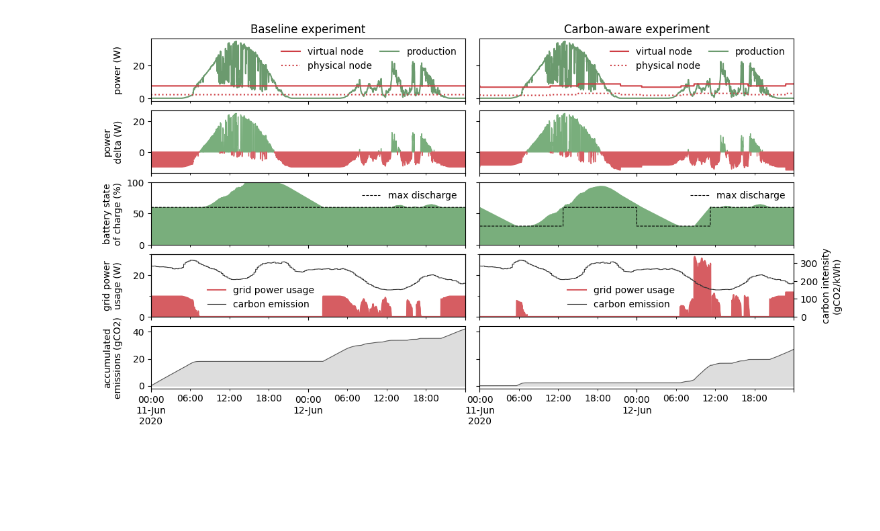
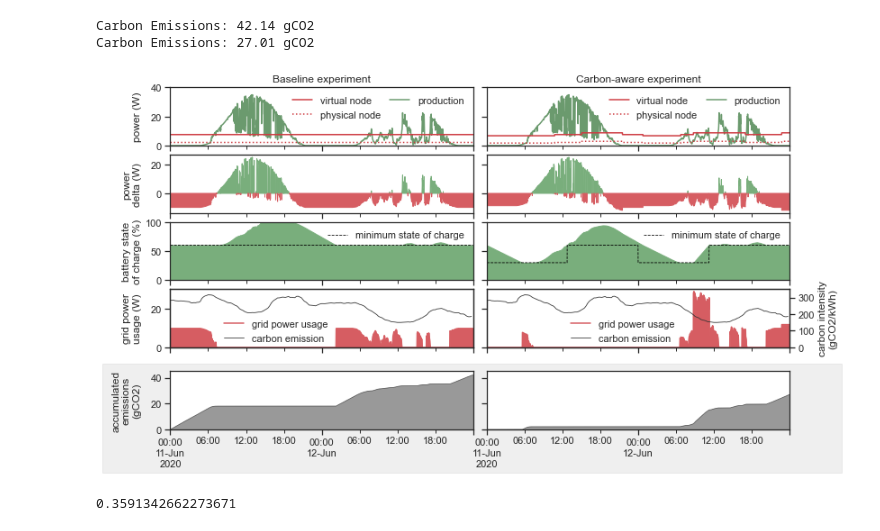
Before and after one commit to dos-group/vessim, a Jupyter notebook: experimental/experiment_analysis.ipynb, the cells around one changed output. Drawn from its saved outputs; the diff is of its cells as text; code cells hidden in the pictures; blank space fills up the shorter version.

Commit message:
updated notebook to produce final paper plot

```diff
--- a/experimental/experiment_analysis.ipynb
+++ b/experimental/experiment_analysis.ipynb
@@ -3,6 +3,9 @@ import pandas as pd
 import matplotlib
 import matplotlib.pyplot as plt
 from examples.cosim_example.cosim_example import run_simulation
+import seaborn as sns
+
+sns.set(style='ticks', context="notebook")
 # %%
 run_simulation(carbon_aware=False, result_csv="baseline.csv")
 with open("baseline.csv", "r") as f:
@@ -54,6 +57,7 @@ def plot_evaluation(measurements_df, axs, title: str, left: bool):
     physical_node.plot(ax=axs[0], color="#ce3d43", label="physical node", linestyle=":")
     virtual_node.plot(ax=axs[0], color="#ce3d43", label="virtual node")
     axs[0].set_ylabel("power (W)")
+    axs[0].set_ylim(0, 40)
     h, l = axs[0].get_legend_handles_labels()
     axs[0].legend([h[2], h[1], h[0]], [l[2], l[1], l[0]], frameon=False, ncol=2, columnspacing=0.9)
 
@@ -63,48 +67,73 @@ def plot_evaluation(measurements_df, axs, title: str, left: bool):
     axs[1].fill_between(x.index, 0, x.values, where=x.values>0, color=GREEN)
     axs[1].fill_between(x.index, 0, x.values, where=x.values<0, color=RED)
     axs[1].set_ylabel("power\ndelta (W)")
+    axs[1].set_yticks([0, 20])
+    axs[1].set_yticks([], minor=True)
 
     # Plot Battery State of Charge
     battery_soc.plot(ax=axs[2], alpha=0)
     axs[2].fill_between(battery_soc.index, 0, battery_soc.values * 100, color=GREEN)
     axs[2].set_ylim(0, 100)
     axs[2].set_ylabel("battery state\nof charge (%)")
-    (battery_min_soc * 100).plot(ax=axs[2], linestyle="--", linewidth=.8, color="black", label="max discharge")
+    (battery_min_soc * 100).plot(ax=axs[2], linestyle="--", linewidth=.8, color="black", label="minimum state of charge")
     h, l = axs[2].get_legend_handles_labels()
     axs[2].legend(h[1:], l[1:], frameon=False)
 
     # Plot grid power and carbon emission
     p_grid[p_grid < 0] = 0
     p_grid.plot(ax=axs[3], color=RED, linestyle="-")
     axs[3].fill_between(p_grid.index, 0, p_grid.values.astype(float), color=RED)
     axs[3].set_ylim(0, 30)
     axs[3].set_yticks([0, 20])
     axs[3].set_ylabel("grid power\nusage (W)")
     ax3_twin = axs[3].twinx()
-    carbon.plot(ax=ax3_twin, color="#333", linewidth=.8)
+    carbon.loc[carbon.index.minute.isin([0, 15, 30, 45])].plot(ax=ax3_twin, color="#333", linewidth=.8)
     ax3_twin.set_ylim(0, 350)
     if left:
         ax3_twin.set_yticks([])
         x = 0.35
     else:
         ax3_twin.set_ylabel("carbon intensity\n(gCO2/kWh)")
         ax3_twin.set_yticks([0, 100, 200, 300])
         x = 0.45
     h1, l1 = axs[3].get_legend_handles_labels()
     h2, l2 = ax3_twin.get_legend_handles_labels()
     axs[3].legend(h1 + h2, ["grid power usage", "carbon emission"], frameon=False, loc='upper center', bbox_to_anchor=(x, 0.63))
 
+    axs[4].set_axis_off()
+
     # Plot accumulated carbon emission
     emissions = p_grid * carbon  # 60 Ws * gCO2/kWh  //  gCO2/60000 // kgCO2/60000/1000
     emissions /= 60000
-    emissions.cumsum().plot(ax=axs[4], color="#555", linewidth=.8)
-    axs[4].fill_between(emissions.index, emissions.cumsum().values, color="#ddd")
-    axs[4].set_ylabel("accumulated\nemissions (gCO2)")
+    emissions.cumsum().plot(ax=axs[5], color="#555", linewidth=.8)
+    axs[5].fill_between(emissions.index, emissions.cumsum().values, color="#999")
+    axs[5].set_ylabel("accumulated\nemissions\n(gCO2)")  # , fontweight='bold'
+    axs[5].set_ylim(0, 45)
+    axs[5].set_yticks([0, 20, 40])
+    axs[5].set_xlabel("")
+    axs[5].set_yticks([], minor=True)
 
-fig, axs = plt.subplots(ncols=2, nrows=5, sharex="col", sharey="row", figsize=(10,5.5))
+    print(f"Carbon Emissions: {emissions.sum():.2f} gCO2")
+
+    return emissions.sum()
+
+
+fig, axs = plt.subplots(ncols=2, nrows=6, sharex="col", sharey="row", figsize=(10,5.6), height_ratios=[1, 1, 1, 1, 0.1, 1])
 fig.tight_layout(pad=0)
-plot_evaluation(baseline_experiment, axs[:,0], title="Baseline experiment", left=True)
-plot_evaluation(carbon_aware_experiment, axs[:,1], title="Carbon-aware experiment", left=False)
+e1 = plot_evaluation(baseline_experiment, axs[:,0], title="Baseline experiment", left=True)
+e2 = plot_evaluation(carbon_aware_experiment, axs[:,1], title="Carbon-aware experiment", left=False)
 fig.align_ylabels()
+
+fig.patches.extend([plt.Rectangle((-.07, -0.07), 1.14, .3,
+                                  fill=True, color="gray", alpha=0.12, zorder=-1,
+                                  transform=fig.transFigure, figure=fig)])
+
+fig.savefig("../../../Latex/2023_wiley_carbonawareSiL/ama/figures/evaluation.pdf", dpi=300, bbox_inches='tight')
 # %% [output]
+Carbon Emissions: 42.14 gCO2
+Carbon Emissions: 27.01 gCO2
-[figure, old version]
+[figure, new version]
+# %%
+1 - (e2 / e1)
+# %% [output]
+0.3591342662273671
```
Also changed, not shown: parts of 2 cells of this notebook.
